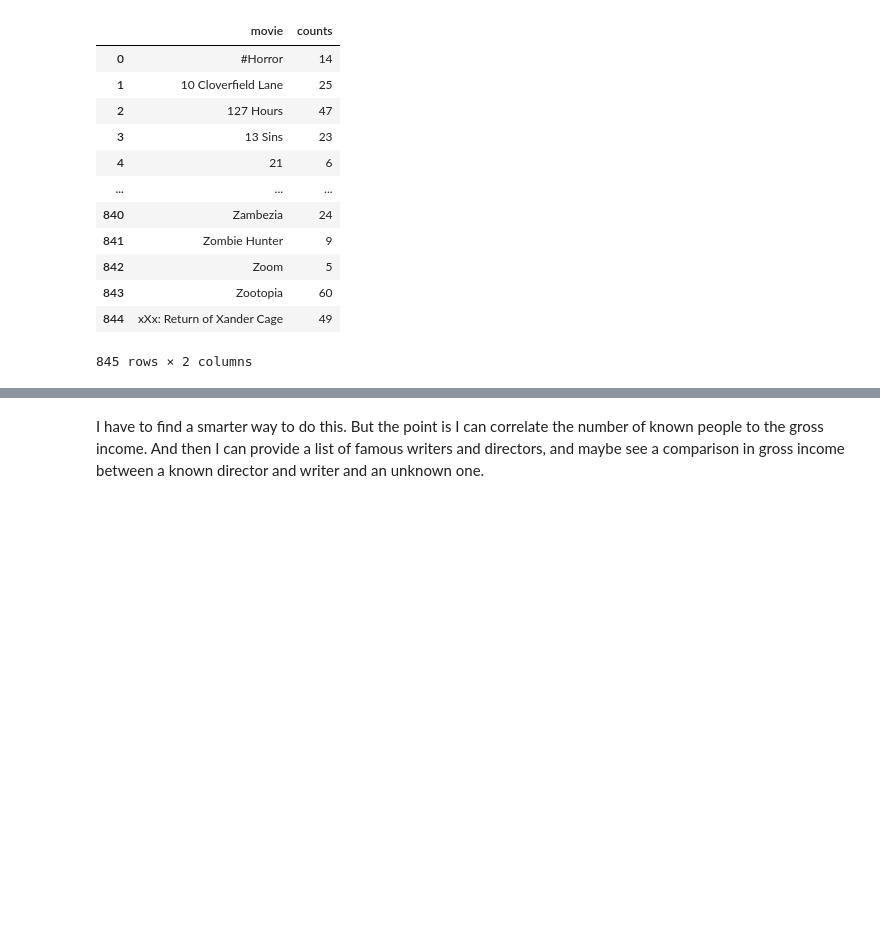
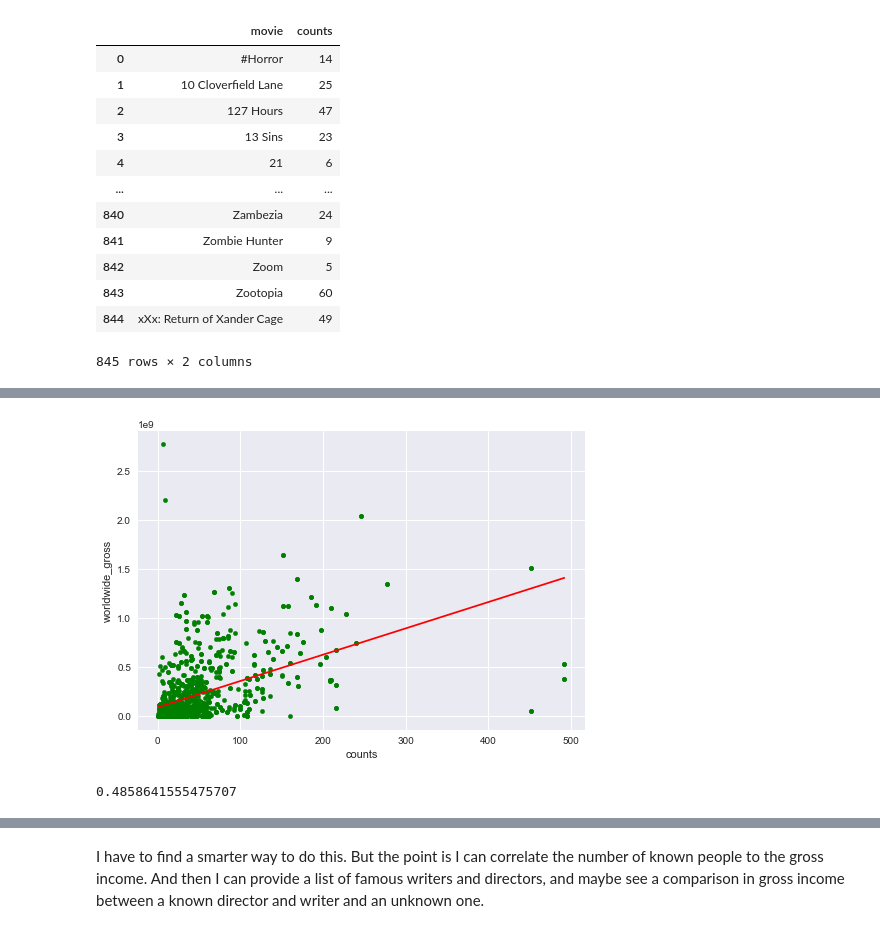
Before and after one commit to MNLKuzmin/dsc-project-genrestudy, a Jupyter notebook: A Genre Study first draft-skimmed down version.ipynb, the cells around one changed output, grey strips where cells are left out. Drawn from its saved outputs; the diff is of its cells as text; code cells hidden in the pictures; blank space fills up the shorter version.

```diff
--- a/A Genre Study first draft-skimmed down version.ipynb
+++ b/A Genre Study first draft-skimmed down version.ipynb
@@ -520,5 +482,7 @@ people_df
 # %%
 counting=people_df.groupby('movie').count()
+# %%
+counting=counting.reset_index()
 # %%
 famous_counts= pd.DataFrame().assign(movie=counting['movie'],counts=counting['id'])
 # %%
@@ -538,7 +502,7 @@ famous_counts
 | 844 | xXx: Return of Xander Cage | 49 |
 845 rows × 2 columns
 # %%
-new_pd=famous_counts.merge(top5_df,on='movie',how='inner')
+top5_fam=famous_counts.merge(top5_df,on='movie',how='inner')
 # %%
-new_pd=new_pd.sort_values(by='counts')
-new_pd[450:500]
+top5_fam=top5_fam.sort_values(by='counts')
+#new_pd[450:500]
@@ -599,0 +519,5 @@ new_pd.plot.bar(x='counts',y='production_budget',color='blue')
+# %%
+top5_fam.plot.scatter(x='counts',y='worldwide_gross',color='green')
+plt.plot(np.unique(top5_fam['counts']), np.poly1d(np.polyfit(top5_fam['counts'], top5_fam['worldwide_gross'], 1))(np.unique(top5_fam['counts'])), color='red');
+# %% [output]
+[figure, added]
@@ -599,0 +526,5 @@ new_pd.plot.bar(x='counts',y='production_budget',color='blue')
+# %%
+correlation_matrix = np.corrcoef(top5_fam['counts'], top5_fam['worldwide_gross'])
+correlation_matrix[0][1]
+# %% [output]
+0.4858641555475707
```
Also changed, not shown: parts of 34 cells of this notebook.
